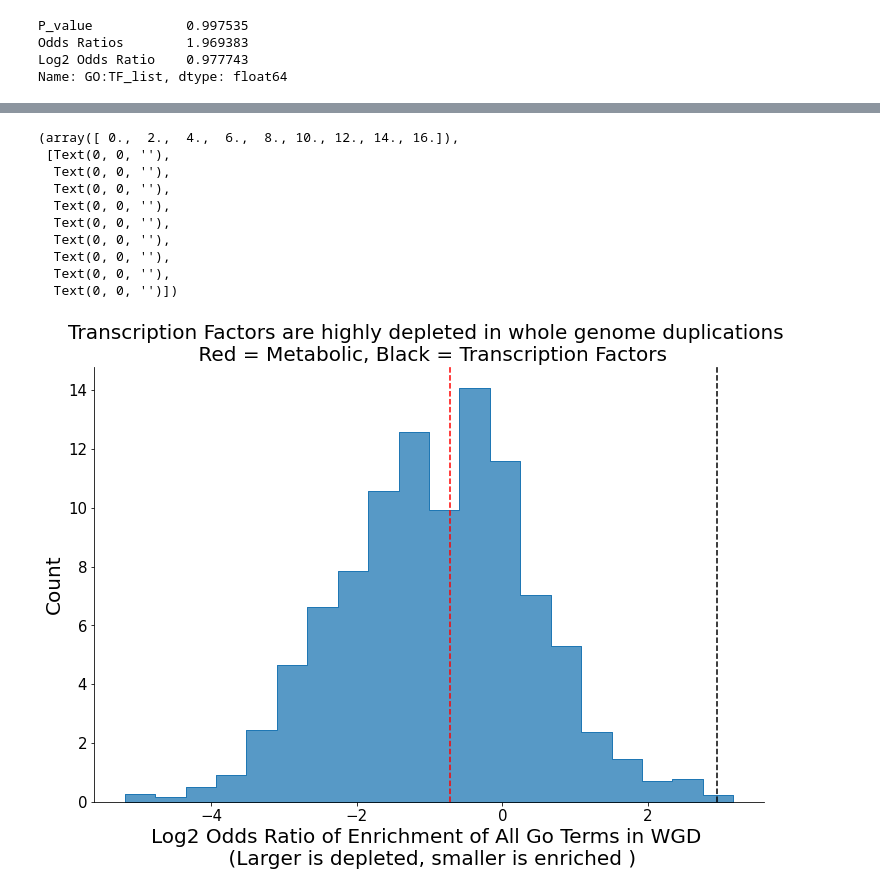
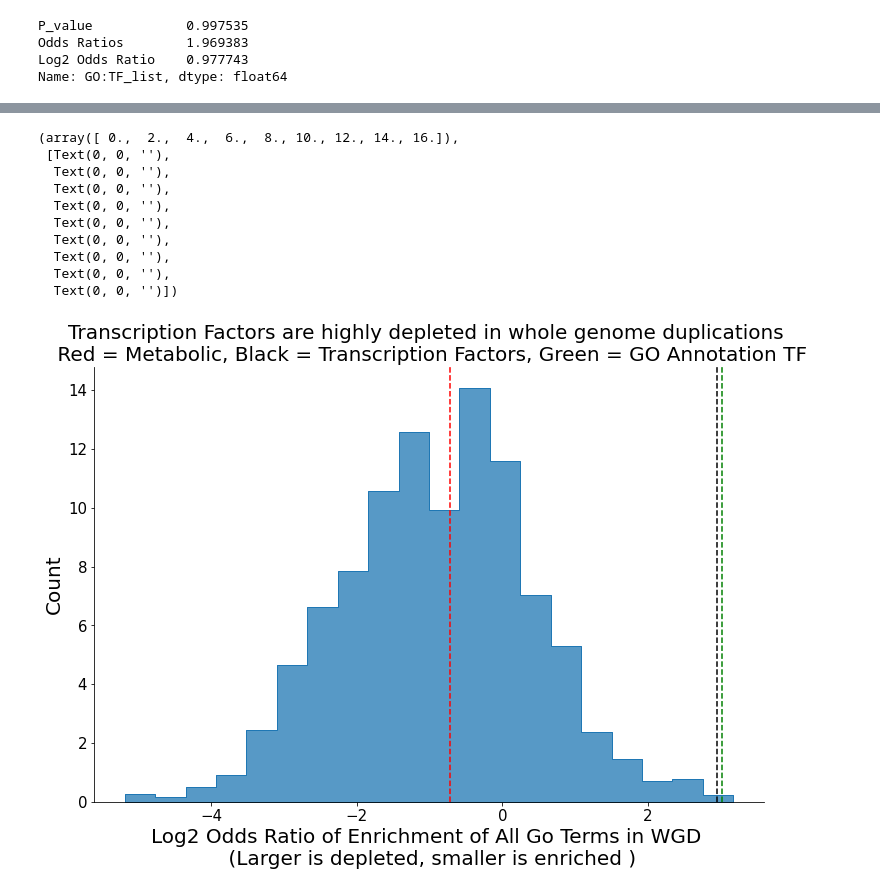
Before and after one commit to mikepassal/Solanum_SV_Pan_Genome, a Jupyter notebook: TF_meta_proportions/tf_meta_fig_3.ipynb, the cells around one changed output, grey strips where cells are left out. Cells and saved outputs as stored; diff of their text form; code cells hidden in the pictures.

```diff
--- a/TF_meta_proportions/tf_meta_fig_3.ipynb
+++ b/TF_meta_proportions/tf_meta_fig_3.ipynb
@@ -628,33 +796,34 @@ Name: GO:TF_list, dtype: float64
 # %%
 fig, ax = plt.subplots(figsize = (12,8))
 fig.patch.set_facecolor('white')
 ax = sns.histplot(data = fishers_results_wg, x = 'Log2 Odds Ratio',element = 'step',stat = 'percent', bins = 20)
 plt.ylabel("Count", fontsize = 20)
 plt.xlabel("Log2 Odds Ratio of Enrichment of All Go Terms in WGD \n (Larger is depleted, smaller is enriched )", fontsize = 20)
 sns.despine()
 
 ax.grid(False)
 ax.spines["bottom"].set_color("black")
 ax.spines["left"].set_color("black")
 ax.axvline(x = 2.941929, color = 'k', linestyle = '--')
 ax.axvline(x = -0.7244788, color = 'r', linestyle = '--')
+ax.axvline(x = 3.02, color = 'g', linestyle = '--')
 #plt.xlim((-7,7))
 # plt.ylim((0, 1250))
-plt.title("Transcription Factors are highly depleted in whole genome duplications \n Red = Metabolic, Black = Transcription Factors", fontsize = 20)
+plt.title("Transcription Factors are highly depleted in whole genome duplications \n Red = Metabolic, Black = Transcription Factors, Green = GO Annotation TF", fontsize = 20)
 plt.xticks(fontsize = 15,)
 plt.yticks(fontsize = 15)
 # %% [output]
 (array([ 0.,  2.,  4.,  6.,  8., 10., 12., 14., 16.]),
  [Text(0, 0, ''),
   Text(0, 0, ''),
   Text(0, 0, ''),
   Text(0, 0, ''),
   Text(0, 0, ''),
   Text(0, 0, ''),
   Text(0, 0, ''),
   Text(0, 0, ''),
   Text(0, 0, '')])
-[figure, old version]
+[figure, new version]
 # %%
 fig, ax = plt.subplots(figsize = (12,8))
 fig.patch.set_facecolor('white')
```
Also changed, not shown: parts of 17 cells of this notebook, 2 other files.
